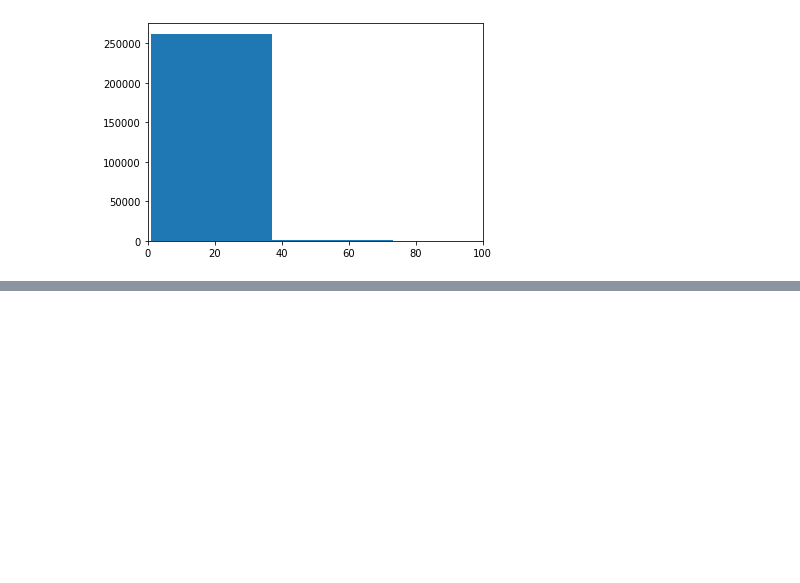
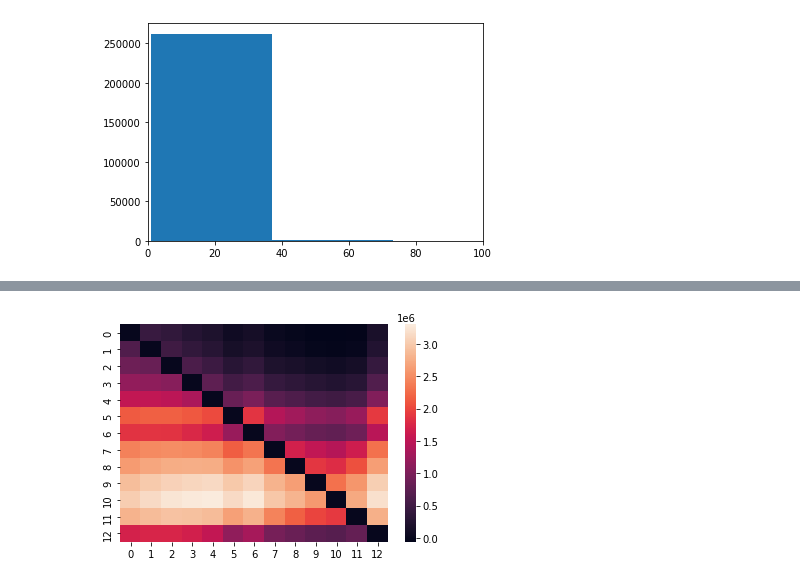
Before and after one commit to aditi17goel/ActivityRecognition, a Jupyter notebook: KL_Divergence.ipynb, the cells around one changed output, grey strips where cells are left out. Drawn from its saved outputs; the diff is of its cells as text; code cells hidden in the pictures; blank space fills up the shorter version.

```diff
--- a/KL_Divergence.ipynb
+++ b/KL_Divergence.ipynb
@@ -61,6 +61,8 @@ for i in range(len(degree_distribution)):
 # %%
 from math import log2
 from matplotlib import pyplot
+
+heatmap = []
 
 def kl_divergence(p, q):
 	kl_divergence = 0
@@ -68,7 +70,10 @@ def kl_divergence(p, q):
 		kl_divergence += p[i] * log2(p[i]/q[i])
 	return kl_divergence
 
-for i in range(1, len(degree_distribution)):
-	p = degree_distribution[i-1]
-	q = degree_distribution[i]
-	print(kl_divergence(p,q))
+for i in range(0, len(degree_distribution)):
+	p = degree_distribution[i]
+	row = []
+	for j in range(0,len(degree_distribution)):
+		q = degree_distribution[j]
+		row.append(kl_divergence(p,q))
+	heatmap.append(row)
@@ -88,0 +80,8 @@ for i in range(1, len(degree_distribution)):
+# %%
+import seaborn as sn
+
+hm = sn.heatmap(data = heatmap)
+
+pyplot.show()
+# %% [output]
+[figure, added]
```
Also changed, not shown: parts of 1 cell of this notebook.
